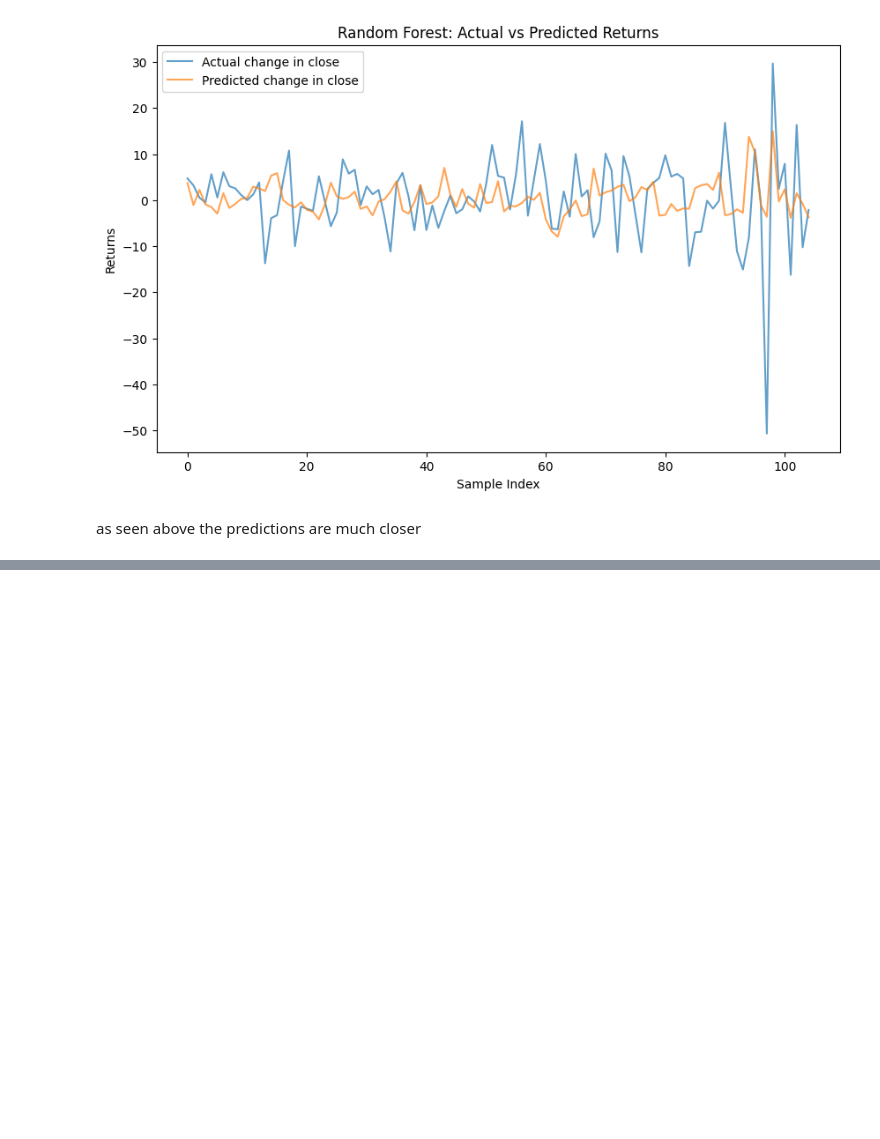
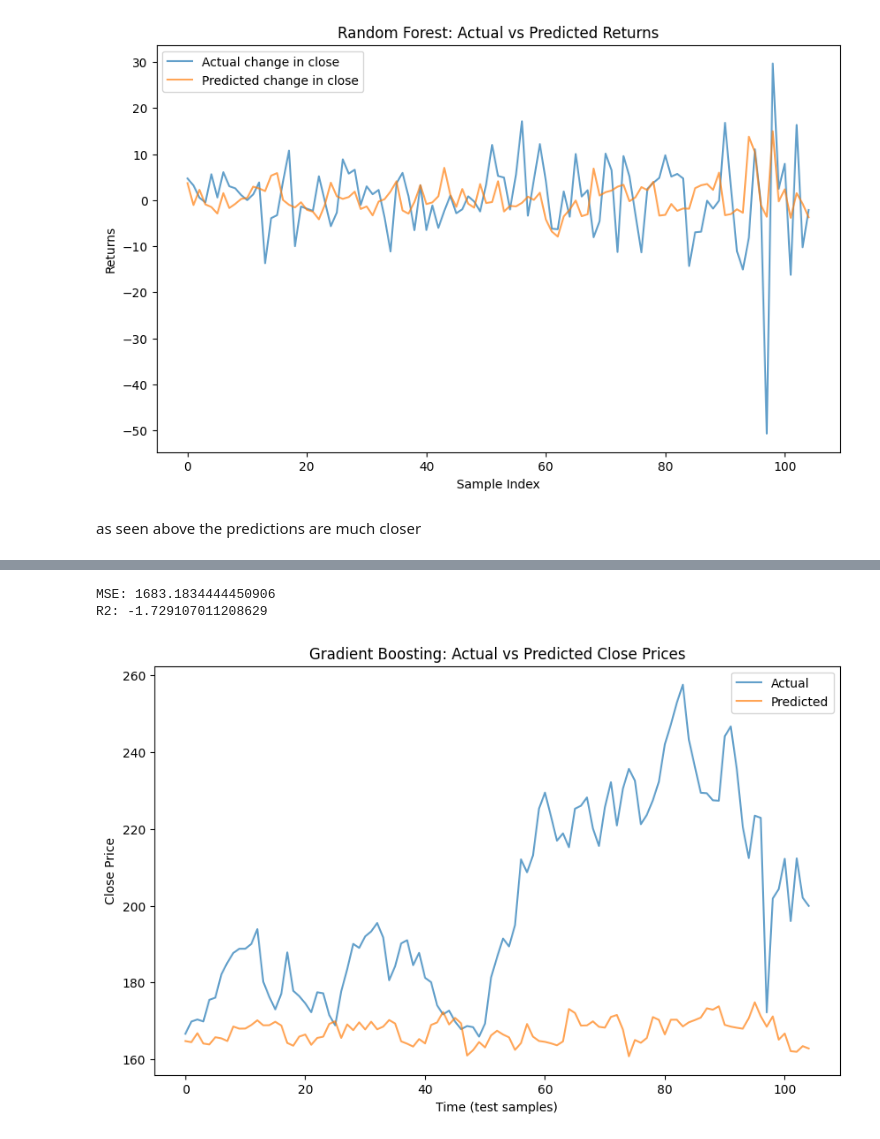
Before and after one commit to GeordieJones/financePython, a Jupyter notebook: backTesting_practice/apple_predictor.ipynb, the cells around one changed output, grey strips where cells are left out. Cells and saved outputs as stored; diff of their text form; code cells hidden in the pictures; blank space fills up the shorter version.

```diff
--- a/backTesting_practice/apple_predictor.ipynb
+++ b/backTesting_practice/apple_predictor.ipynb
@@ -749,3 +749,14 @@ plt.show()
 [figure]
 # %% [markdown]
 as seen above the predictions are much closer
+# %%
+weekly_data['target'] = weekly_data['Close'].shift(-lag_weeks)
+y_all = weekly_data['target'].dropna()
+X_all = weekly_data.drop(columns=['target'])
+X_all = X_all.iloc[:-lag_weeks]
+
+
+'''print(len(X_all), len(y_all))
+print("Lengths match?" , len(X_all) == len(y_all))'''
+
+X_all
@@ -751,0 +777,31 @@ as seen above the predictions are much closer
+# %%
+numeric_features = X_all.columns.tolist()
+preprocessor = ColumnTransformer(
+    transformers=[
+        ('num', StandardScaler(), numeric_features)
+    ]
+)
+
+X_preprocessed = preprocessor.fit_transform(X_all)
+X_train, X_test, y_train, y_test = train_test_split(X_preprocessed, y_all, test_size=0.2, random_state=42, shuffle=False)
+
+model = GradientBoostingRegressor(n_estimators=100, learning_rate=0.1, max_depth=3, random_state=42)
+model.fit(X_train, y_train)
+y_pred = model.predict(X_test)
+
+print("MSE:", mean_squared_error(y_test, y_pred))
+print("R2:", r2_score(y_test, y_pred))
+# %% [output]
+MSE: 1683.1834444450906
+R2: -1.729107011208629
+# %%
+plt.figure(figsize=(10, 6))
+plt.plot(y_test.reset_index(drop=True), label='Actual', alpha=0.7)
+plt.plot(pd.Series(y_pred), label='Predicted', alpha=0.7)
+plt.title('Gradient Boosting: Actual vs Predicted Close Prices')
+plt.xlabel('Time (test samples)')
+plt.ylabel('Close Price')
+plt.legend()
+plt.show()
+# %% [output]
+[figure, added]
```
Also changed, not shown: parts of 8 cells of this notebook, 1 other file.
